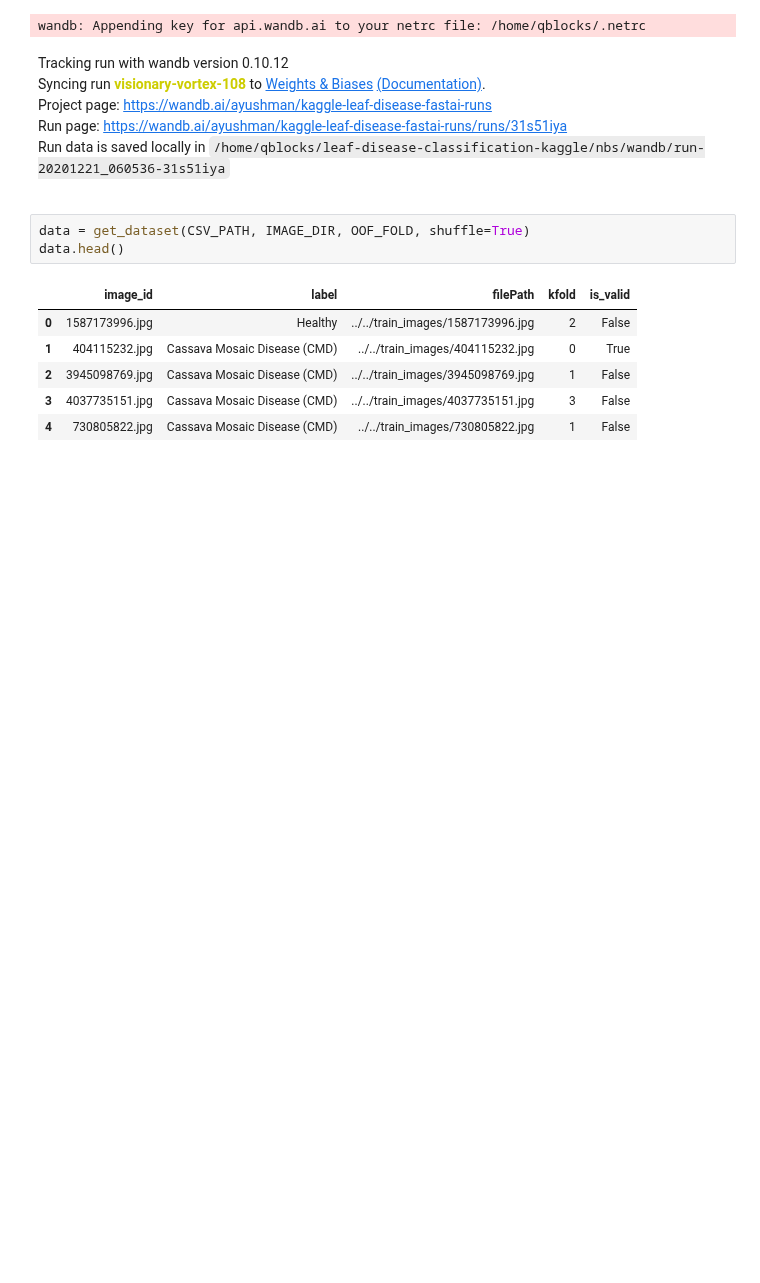
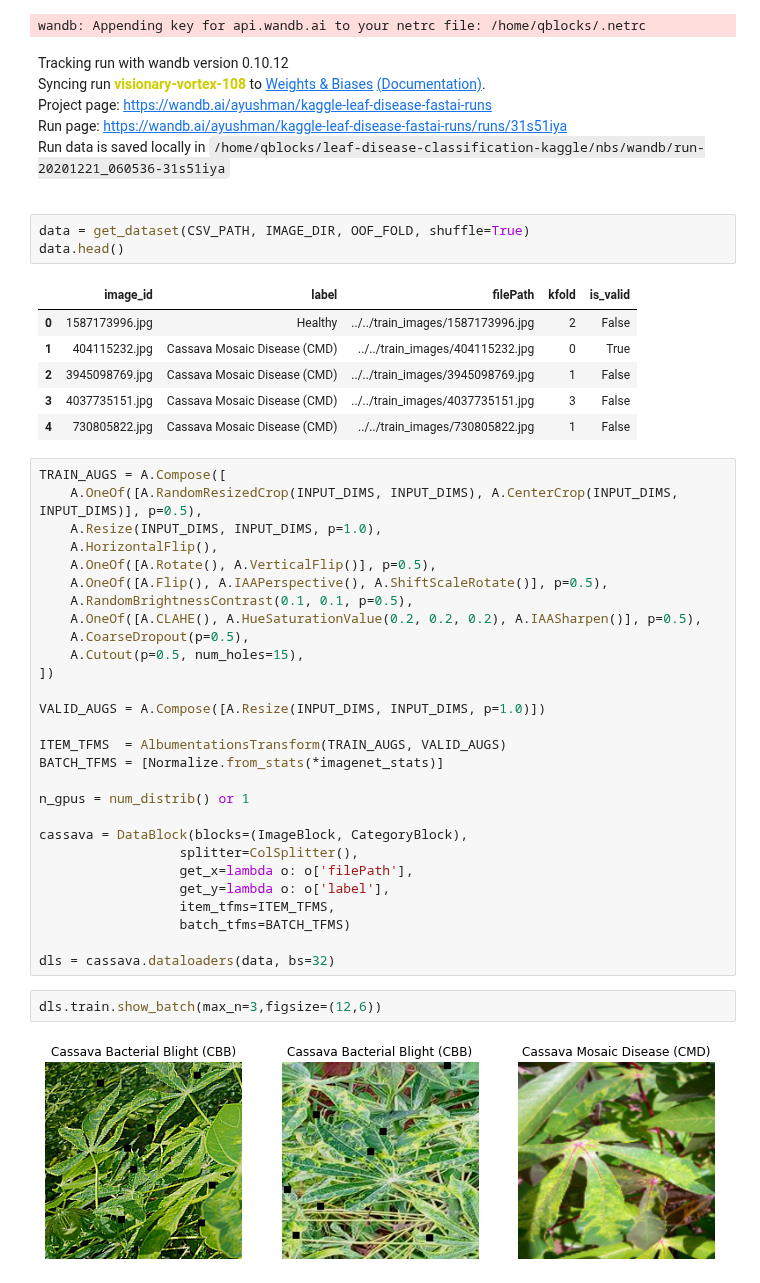
Before and after one commit to benihime91/leaf-disease-classification-kaggle, a Jupyter notebook: nbs/resnext50_32x4d-mish-ranger-labelsmoothing.ipynb, the cells around one changed output. Cells and saved outputs as stored; diff of their text form; blank space fills up the shorter version.

```diff
--- a/nbs/resnext50_32x4d-mish-ranger-labelsmoothing.ipynb
+++ b/nbs/resnext50_32x4d-mish-ranger-labelsmoothing.ipynb
@@ -49,3 +49,35 @@ data.head()
 | 2 | 3945098769.jpg | Cassava Mosaic Disease (CMD) | ../../train_images/3945098769.jpg | 1 | False |
 | 3 | 4037735151.jpg | Cassava Mosaic Disease (CMD) | ../../train_images/4037735151.jpg | 3 | False |
 | 4 | 730805822.jpg | Cassava Mosaic Disease (CMD) | ../../train_images/730805822.jpg | 1 | False |
+# %%
+TRAIN_AUGS = A.Compose([
+    A.OneOf([A.RandomResizedCrop(INPUT_DIMS, INPUT_DIMS), A.CenterCrop(INPUT_DIMS, INPUT_DIMS)], p=0.5),
+    A.Resize(INPUT_DIMS, INPUT_DIMS, p=1.0),
+    A.HorizontalFlip(),
+    A.OneOf([A.Rotate(), A.VerticalFlip()], p=0.5),
+    A.OneOf([A.Flip(), A.IAAPerspective(), A.ShiftScaleRotate()], p=0.5),
+    A.RandomBrightnessContrast(0.1, 0.1, p=0.5),
+    A.OneOf([A.CLAHE(), A.HueSaturationValue(0.2, 0.2, 0.2), A.IAASharpen()], p=0.5),
+    A.CoarseDropout(p=0.5),
+    A.Cutout(p=0.5, num_holes=15),
+])
+
+VALID_AUGS = A.Compose([A.Resize(INPUT_DIMS, INPUT_DIMS, p=1.0)])
+
+ITEM_TFMS  = AlbumentationsTransform(TRAIN_AUGS, VALID_AUGS)
+BATCH_TFMS = [Normalize.from_stats(*imagenet_stats)]
+
+n_gpus = num_distrib() or 1
+
+cassava = DataBlock(blocks=(ImageBlock, CategoryBlock),
+                  splitter=ColSplitter(),
+                  get_x=lambda o: o['filePath'],
+                  get_y=lambda o: o['label'],
+                  item_tfms=ITEM_TFMS,
+                  batch_tfms=BATCH_TFMS)
+
+dls = cassava.dataloaders(data, bs=32)
+# %%
+dls.train.show_batch(max_n=3,figsize=(12,6))
+# %% [output]
+[figure, added]
```
Also changed, not shown: parts of 7 cells of this notebook, 1 other file.
